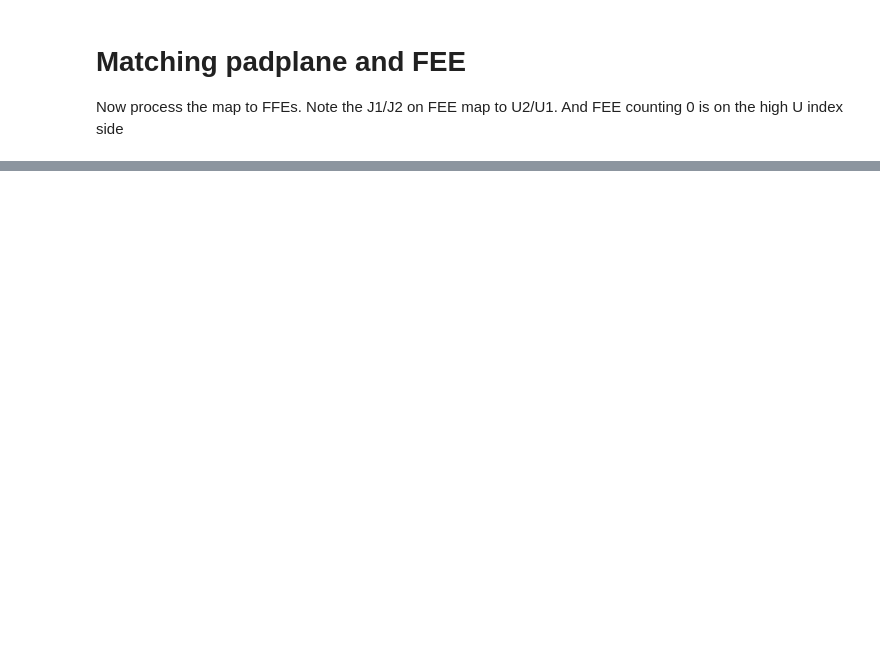
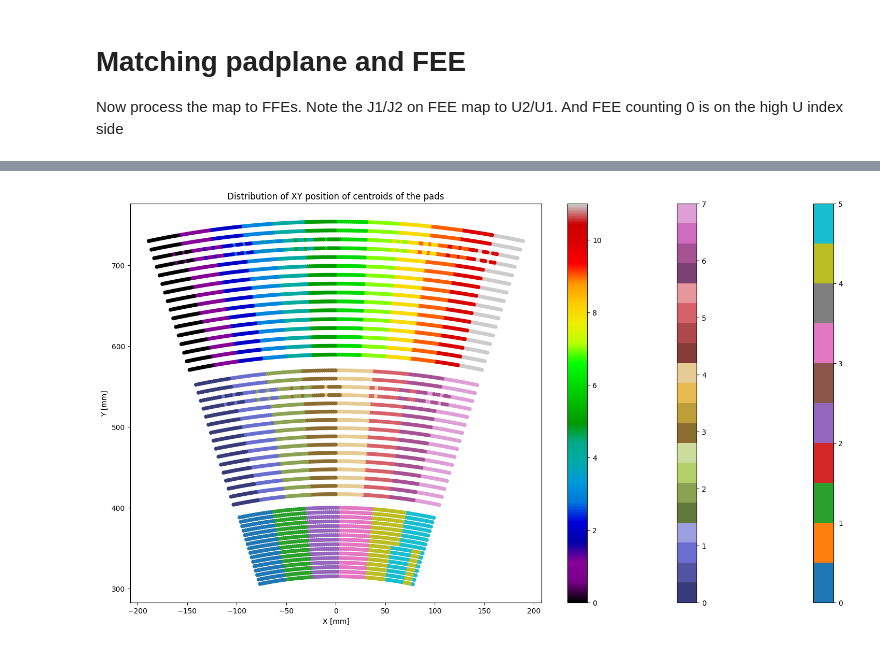
Before and after one commit to sPHENIX-Collaboration/calibrations, a Jupyter notebook: TPC/Mapping/ChannelMapping.ipynb, the cells around one changed output, grey strips where cells are left out. Cells and saved outputs as stored; diff of their text form; code cells hidden in the pictures; blank space fills up the shorter version.

```diff
--- a/TPC/Mapping/ChannelMapping.ipynb
+++ b/TPC/Mapping/ChannelMapping.ipynb
@@ -210,0 +396,11 @@ NameError: name 'np' is not defined
+# %%
+fig, ax = plt.subplots(figsize=(20,10))
+col_maps = ['tab10', 'tab20b', 'nipy_spectral']
+for df, col_map in zip(df_maps_fin,col_maps):
+    df.plot.scatter(ax=ax, x='PadX', y='PadY', c=df['FEE'], colormap=col_map)
+
+ax.set(title='Distribution of XY position of centroids of the pads', xlabel='X [mm]',
+       ylabel='Y [mm]');
+plt.show()
+# %% [output]
+[figure, added]
```
Also changed, not shown: parts of 25 cells of this notebook, 3 other files.
